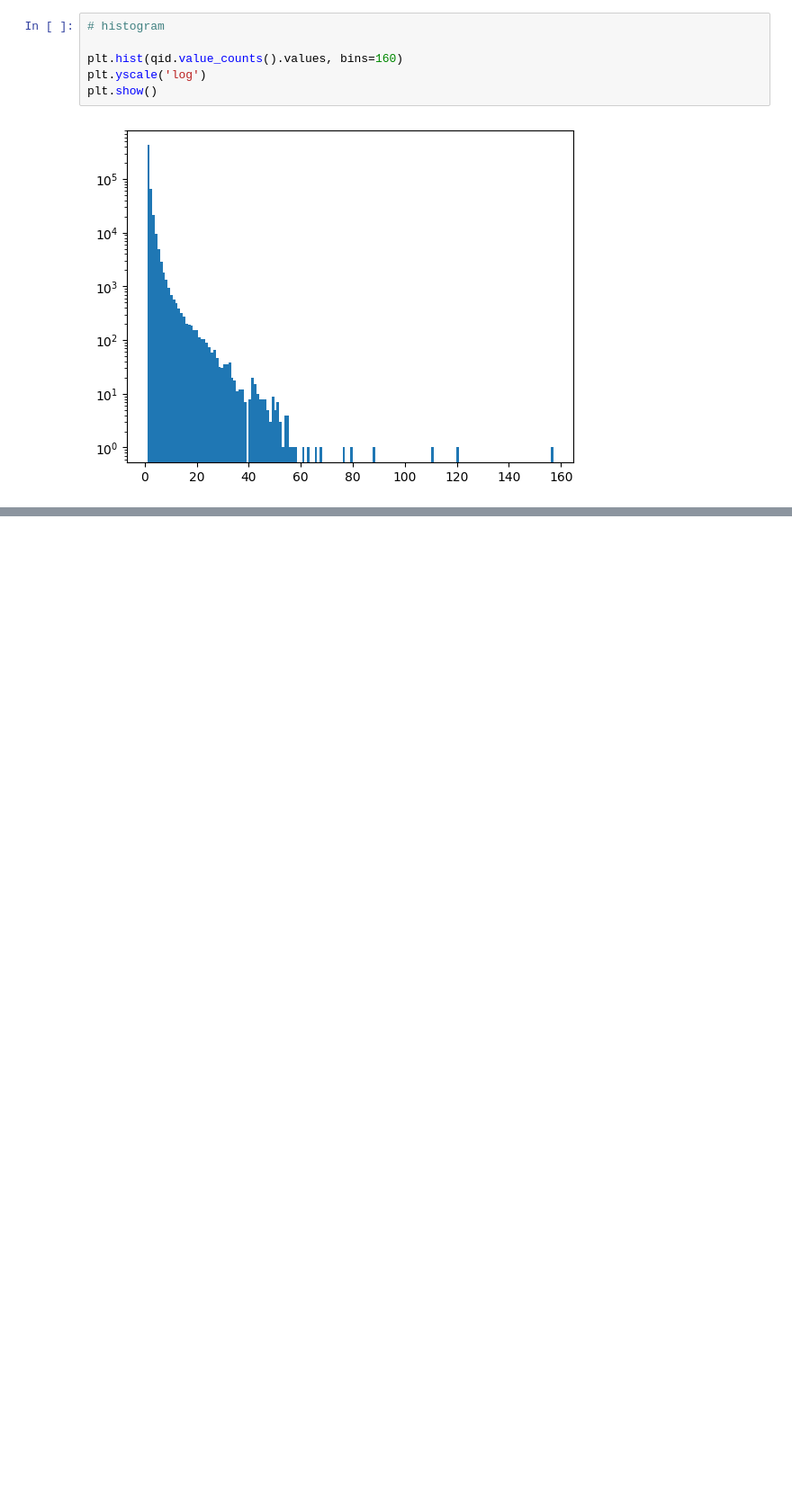
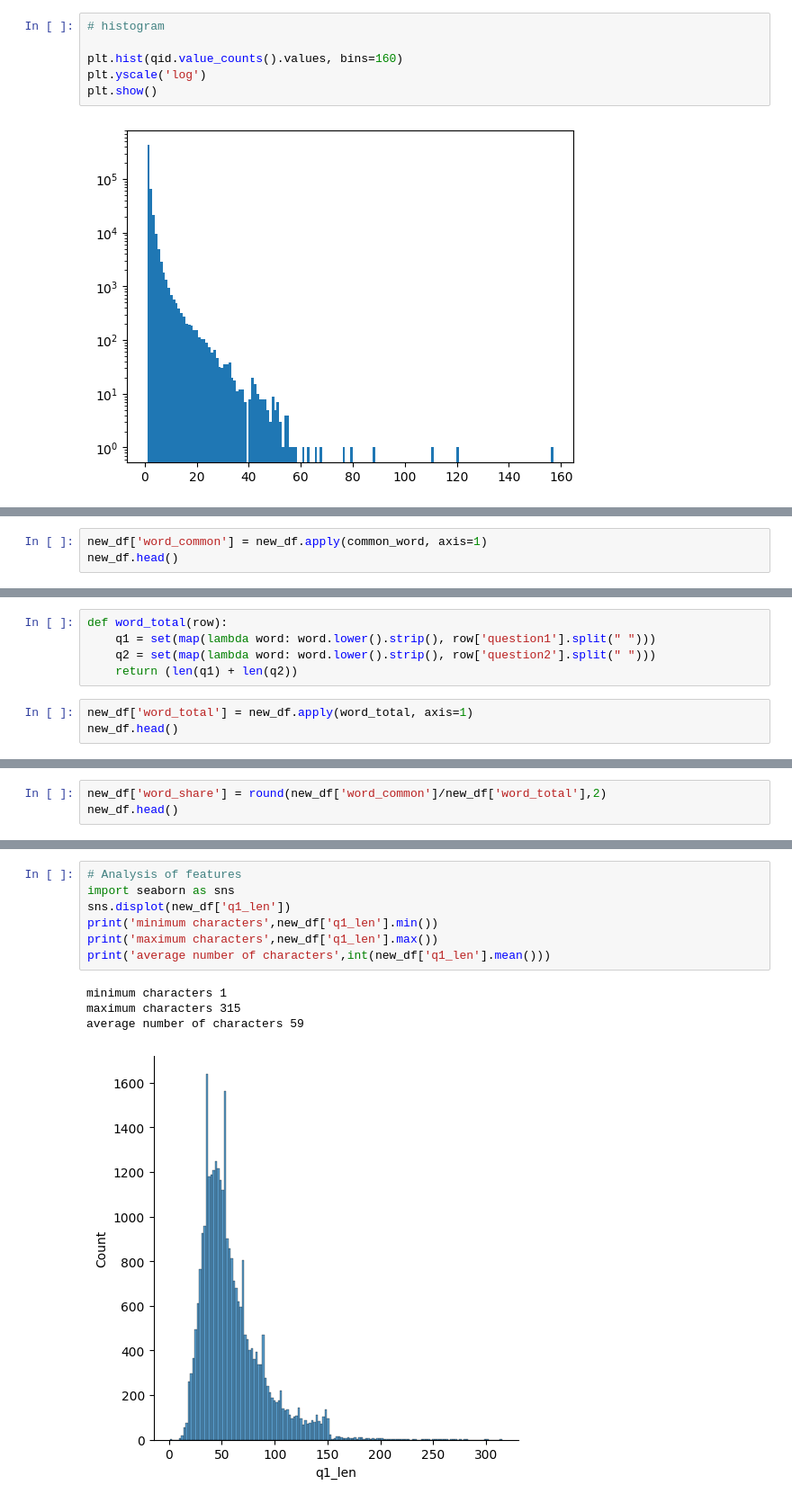
Before and after one commit to harshs-data/Deep-Learning, a Jupyter notebook: DuplicateQuestionPair(NLP_Project).ipynb, the cells around one changed output, grey strips where cells are left out. Shown at 90% size. Saved outputs shown, nothing was run; the diff lists cells and outputs as text; blank space fills up the shorter version.

```diff
--- a/DuplicateQuestionPair(NLP_Project).ipynb
+++ b/DuplicateQuestionPair(NLP_Project).ipynb
@@ -95,0 +268,3 @@ plt.show()
+# %%
+new_df['word_common'] = new_df.apply(common_word, axis=1)
+new_df.head()
@@ -95,0 +278,8 @@ plt.show()
+# %%
+def word_total(row):
+    q1 = set(map(lambda word: word.lower().strip(), row['question1'].split(" ")))
+    q2 = set(map(lambda word: word.lower().strip(), row['question2'].split(" ")))
+    return (len(q1) + len(q2))
+# %%
+new_df['word_total'] = new_df.apply(word_total, axis=1)
+new_df.head()
@@ -95,0 +293,3 @@ plt.show()
+# %%
+new_df['word_share'] = round(new_df['word_common']/new_df['word_total'],2)
+new_df.head()
@@ -95,0 +303,12 @@ plt.show()
+# %%
+# Analysis of features
+import seaborn as sns
+sns.displot(new_df['q1_len'])
+print('minimum characters',new_df['q1_len'].min())
+print('maximum characters',new_df['q1_len'].max())
+print('average number of characters',int(new_df['q1_len'].mean()))
+# %% [output]
+minimum characters 1
+maximum characters 315
+average number of characters 59
+[figure, added]
```
Also changed, not shown: parts of 42 cells of this notebook.
